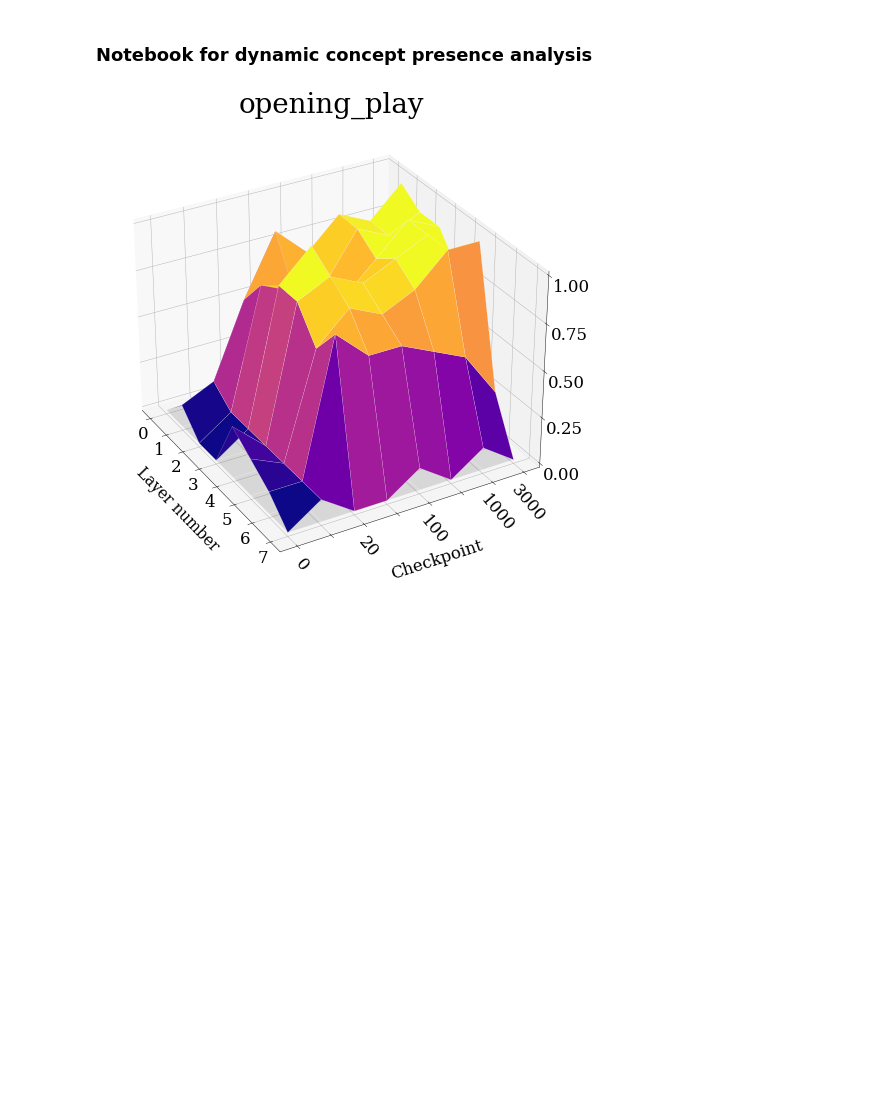
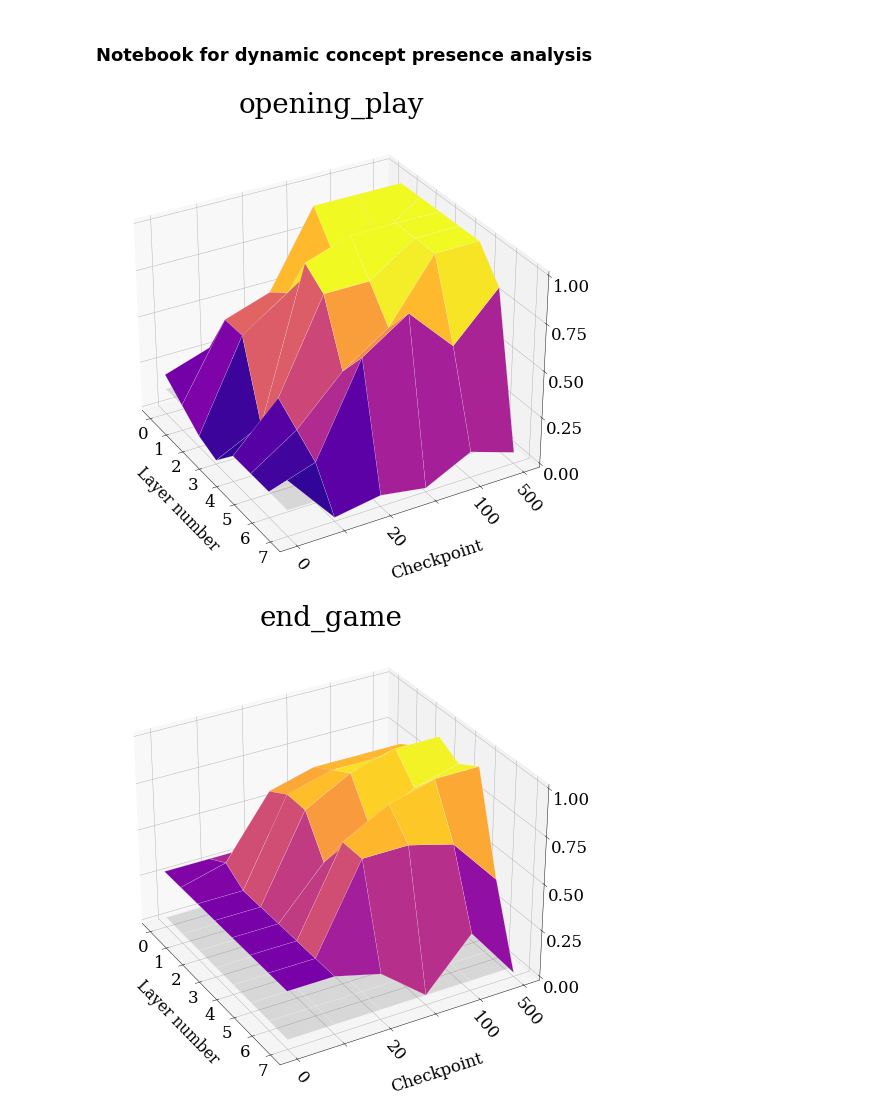
Before and after one commit to erikssommer/xai-concept-methods-drl, a Jupyter notebook: notebooks/dynamic_concept_presence.ipynb, the cells around one changed output. Drawn from its saved outputs; the diff is of its cells as text; code cells hidden in the pictures; blank space fills up the shorter version.

```diff
--- a/notebooks/dynamic_concept_presence.ipynb
+++ b/notebooks/dynamic_concept_presence.ipynb
@@ -16,9 +16,9 @@ import json
 sys.path.append(os.path.abspath(os.path.join(os.path.pardir, 'src')))
 
 session_name = 'falcon'
-board_name = '5x5'
+board_name = '7x7'
 
-levels = [0, 10, 20, 60, 100, 500, 1000, 3000]
+levels = [0, 10, 20, 60, 100, 500]
 
 resnet = True
 
@@ -26,7 +26,7 @@ model_type = "resnet" if resnet else "convnet"
 
 #dynamic_concepts = ['opening_play', 'end_game', 'life_and_death', "keep_initiative", 'ko_fight', 'invasion_and_reduction']
 
-dynamic_concepts = ['opening_play']
+dynamic_concepts = ['opening_play', 'end_game', 'ko_fight', 'invasion_and_reduction', 'life_and_death', 'keep_initiative']
 
 for concept in dynamic_concepts:
     # Input regression plot
@@ -97,31 +97,32 @@ for concept in dynamic_concepts:
     ax.set_xlabel("Layer number", labelpad=30, fontsize=28, zorder=10)
     ax.set_ylabel("Checkpoint", labelpad=45, fontsize=30, zorder=10)
     #ax.set_zlabel("Presence", labelpad=30, fontsize=30, zorder=10)
     plt.xticks(fontsize=30, rotation=0)
     plt.xticks(np.arange(z.shape[1]))
     plt.yticks(fontsize=30, rotation=-50)
     ax.tick_params('z', labelsize=30, pad=15, reset=True)
     fig.patch.set_facecolor("white")
 
     ax.zaxis.set_major_locator(LinearLocator(5))
 
     labels = levels.copy()
     labels[0] = 0
     plt.yticks(np.arange(len(levels)), labels)
     yticks = ax.yaxis.get_major_ticks()
     for i in range(1, len(labels), 2):
         yticks[i].label1.set_visible(False)
 
     yticks[-1].label1.set_visible(True)
     # A StrMethodFormatter is used automatically
     ax.zaxis.set_major_formatter('{x:.02f}')
     ax.view_init(30, -30)
 
 
     # Add legend to describe the surfaces
     # ax.legend([surf_1, surf_2], ["Input presence", "Concept presence"], loc='upper center', bbox_to_anchor=(0.5, -0.05), fancybox=True, shadow=True, ncol=2, fontsize=30)
 
     os.makedirs(f"plots/dynamic/{model_type}/{board_name}/{session_name}", exist_ok=True)
     plt.savefig(f"plots/dynamic/{model_type}/{board_name}/{session_name}/{concept}.png", transparent=False)
 # %% [output]
-[figure, old version]
+[figure, new version]
+[figure, added]
```
Also changed, not shown: parts of 1 cell of this notebook, 2 other files.
